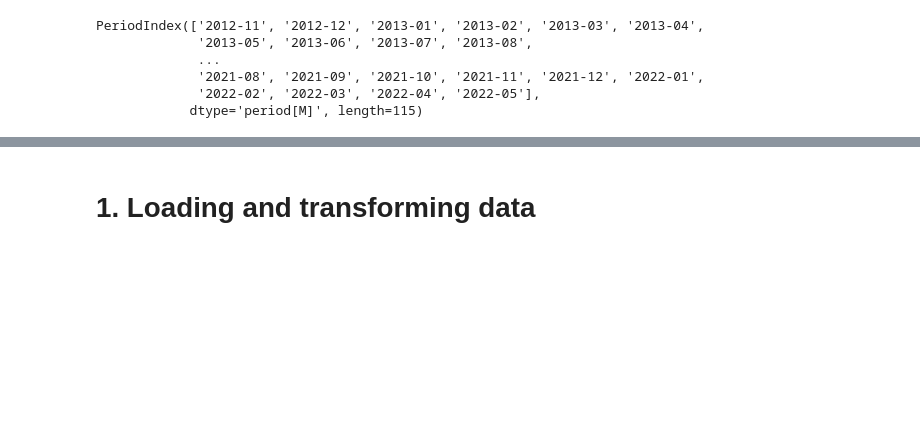
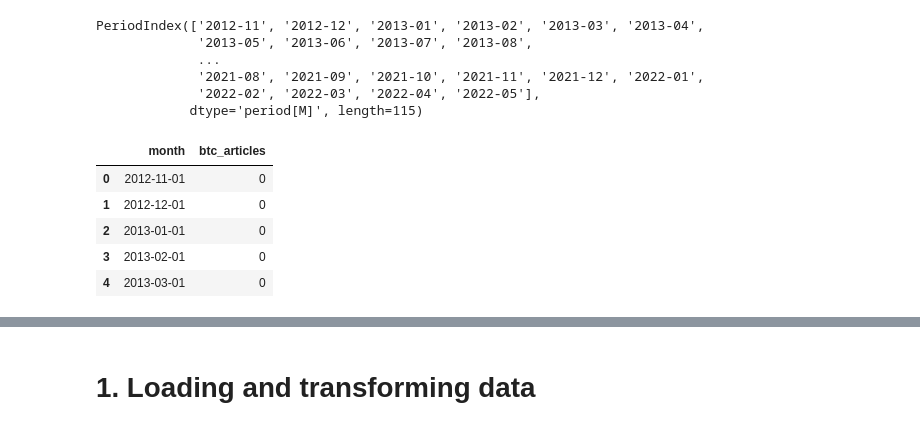
Before and after one commit to Hamid-abdellaoui/Bitcoin-penetration, a Jupyter notebook: Processing/Global_notebook.ipynb, the cells around one changed output, grey strips where cells are left out. Drawn from its saved outputs; the diff is of its cells as text; code cells hidden in the pictures; blank space fills up the shorter version.

```diff
--- a/Processing/Global_notebook.ipynb
+++ b/Processing/Global_notebook.ipynb
@@ -72,6 +72,15 @@ PeriodIndex(['2012-11', '2012-12', '2013-01', '2013-02', '2013-03', '2013-04',
             dtype='period[M]', length=115)
 # %%
 n_btc_articles=pd.DataFrame(btc_articles[6:], months, columns=['btc_articles']).reset_index().rename(columns={'index':'month'})
+n_btc_articles['month']=n_btc_articles['month'].dt.strftime('%Y-%m-01')
+n_btc_articles.head()
+# %% [output]
+|  | month | btc_articles |
+| 0 | 2012-11-01 | 0 |
+| 1 | 2012-12-01 | 0 |
+| 2 | 2013-01-01 | 0 |
+| 3 | 2013-02-01 | 0 |
+| 4 | 2013-03-01 | 0 |
 # %%
 import matplotlib.pyplot as plt
 
```
Also changed, not shown: parts of 2 cells of this notebook, 5 other files.
